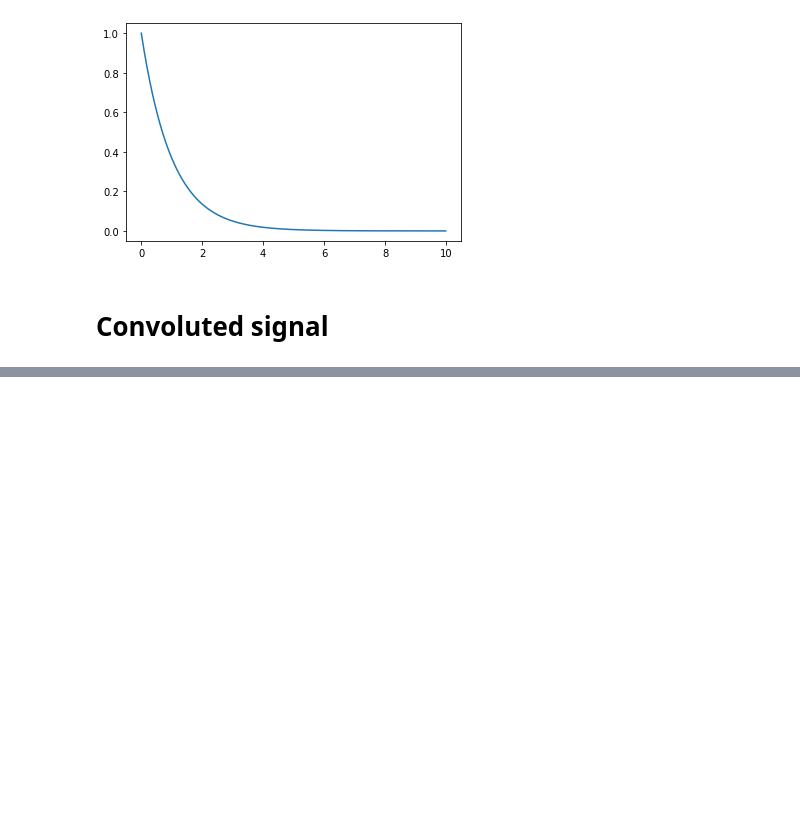
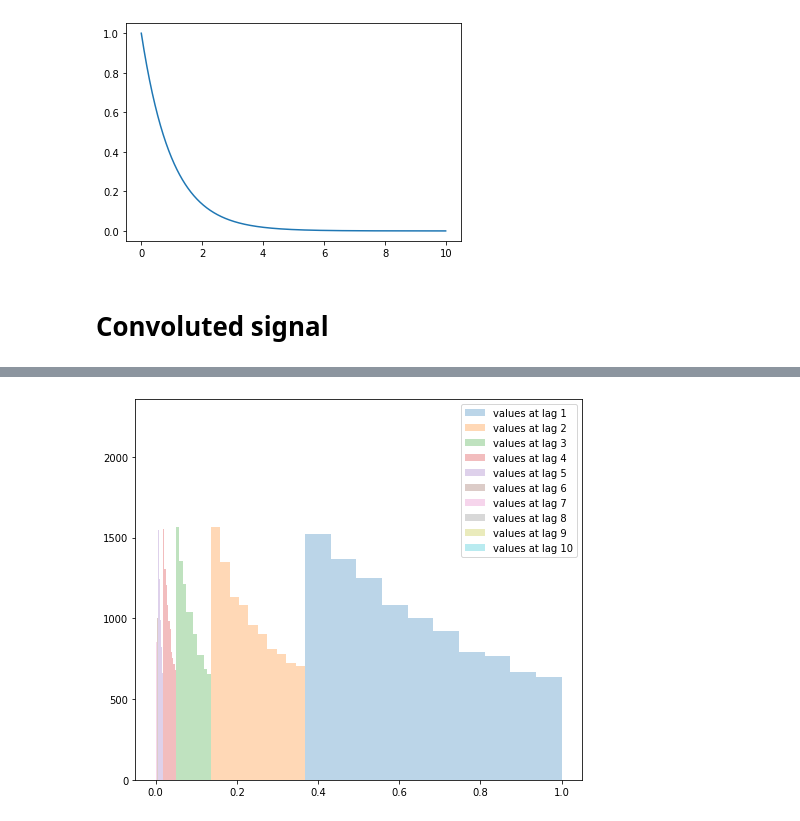
Before and after one commit to nj-vs-vh/master-thesis, a Jupyter notebook: demo.ipynb, the cells around one changed output, grey strips where cells are left out. Cells and saved outputs as stored; diff of their text form; code cells hidden in the pictures; blank space fills up the shorter version.

Commit message:
RandIR stats added, MGF for moment estimation

```diff
--- a/demo.ipynb
+++ b/demo.ipynb
@@ -67,0 +67,6 @@ Inbin times are distributed with mean = 0.503 and sigma=0.290
+# %%
+stats = randomized_ir.RandomizedIrStats(rir, samplesize=10000)
+
+stats.plot_samples()
+# %% [output]
+[figure, added]
```
Also changed, not shown: parts of 3 cells of this notebook, 2 other files.
